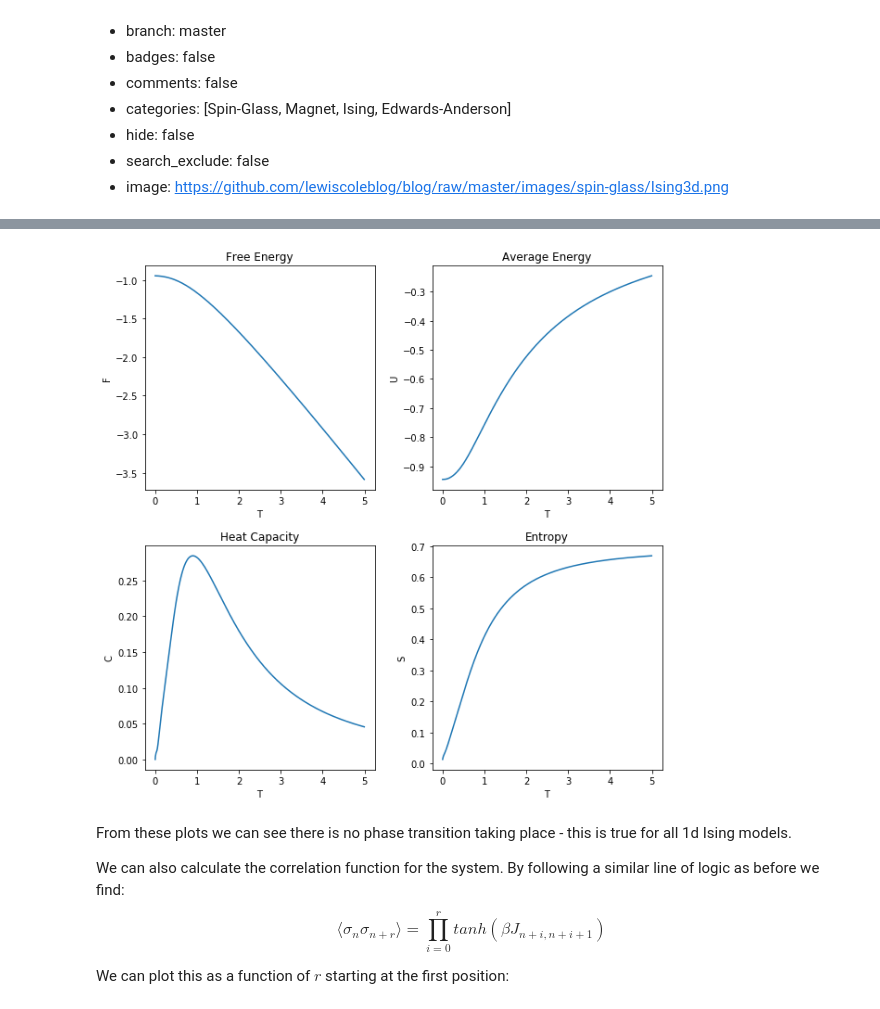
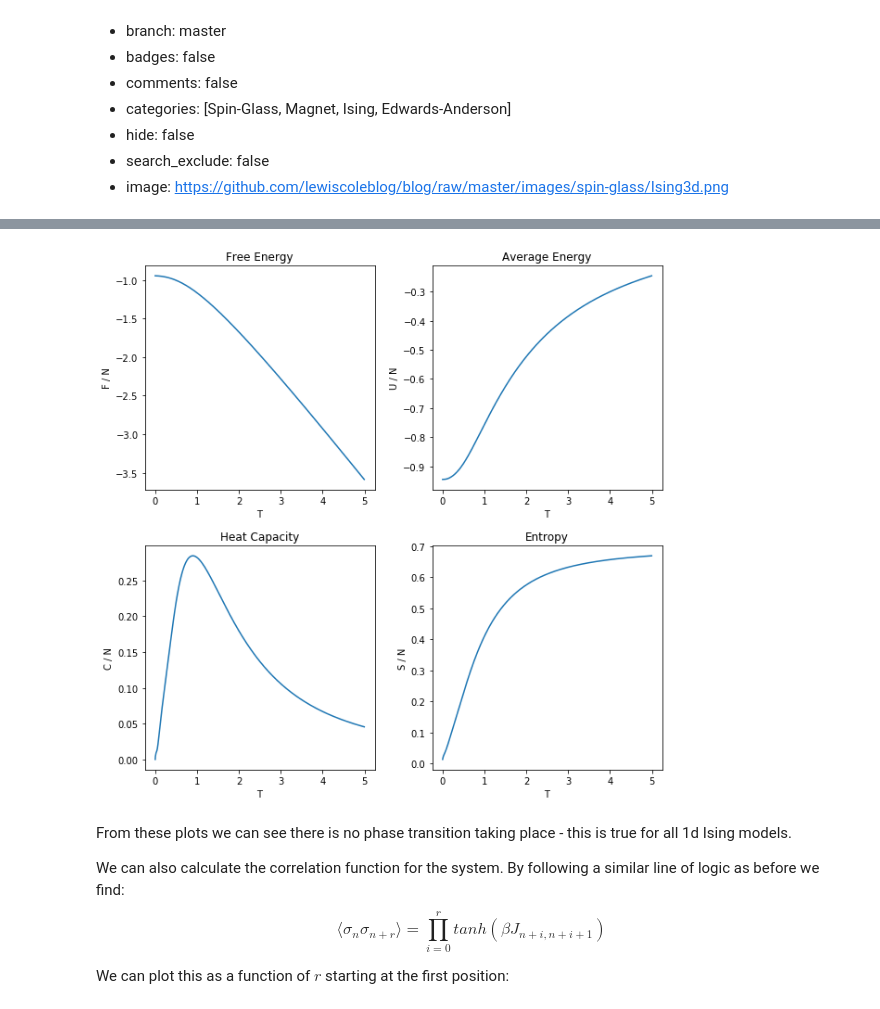
Before and after one commit to lewiscoleblog/blog, a Jupyter notebook: _notebooks/2020-03-17-Spin-Glass-Models-3.ipynb, the cells around one changed output, grey strips where cells are left out. Drawn from its saved outputs; the diff is of its cells as text; code cells hidden in the pictures.

```diff
--- a/_notebooks/2020-03-17-Spin-Glass-Models-3.ipynb
+++ b/_notebooks/2020-03-17-Spin-Glass-Models-3.ipynb
@@ -109,38 +109,38 @@ S = np.zeros(T_steps)
 
 # Loop over T_steps and calculate at each step
 for i in range(T_steps):
     F[i] = - T[i] * np.log(2) - T[i] * (np.log(2*np.cosh(beta[i]*J))).sum()
     U[i] =  - (J * np.tanh(J * beta[i])).sum()
     C[i] = ((beta[i] * J)**2 * (np.cosh(beta[i] * J))**-2).sum()
     S[i] = (U[i] - F[i]) / T[i]
 
 # Divide by number of points to give a scale invariant measure
 F = F / N
 U = U / N
 C = C / N
 S = S / N
 
 # Create plots
 fig, axs = plt.subplots(2, 2, figsize=(10,10), gridspec_kw={'hspace': 0.25, 'wspace': 0.25})
 axs[0, 0].plot(T, F)
 axs[0, 0].set_title("Free Energy")
-axs[0, 0].set(xlabel="T", ylabel="F")
+axs[0, 0].set(xlabel="T", ylabel="F / N")
 
 axs[0, 1].plot(T, U)
 axs[0, 1].set_title("Average Energy")
-axs[0, 1].set(xlabel="T", ylabel="U")
+axs[0, 1].set(xlabel="T", ylabel="U / N")
 
 axs[1, 0].plot(T, C)
 axs[1, 0].set_title("Heat Capacity")
-axs[1, 0].set(xlabel="T", ylabel="C")
+axs[1, 0].set(xlabel="T", ylabel="C / N")
 
 axs[1, 1].plot(T, S)
 axs[1, 1].set_title("Entropy")
-axs[1, 1].set(xlabel="T", ylabel="S")
+axs[1, 1].set(xlabel="T", ylabel="S / N")
 
 plt.show()
 # %% [output]
-[figure, old version]
+[figure, new version]
 # %% [markdown]
 From these plots we can see there is no phase transition taking place - this is true for all 1d Ising models.
 
```
Also changed, not shown: parts of 2 cells of this notebook.
